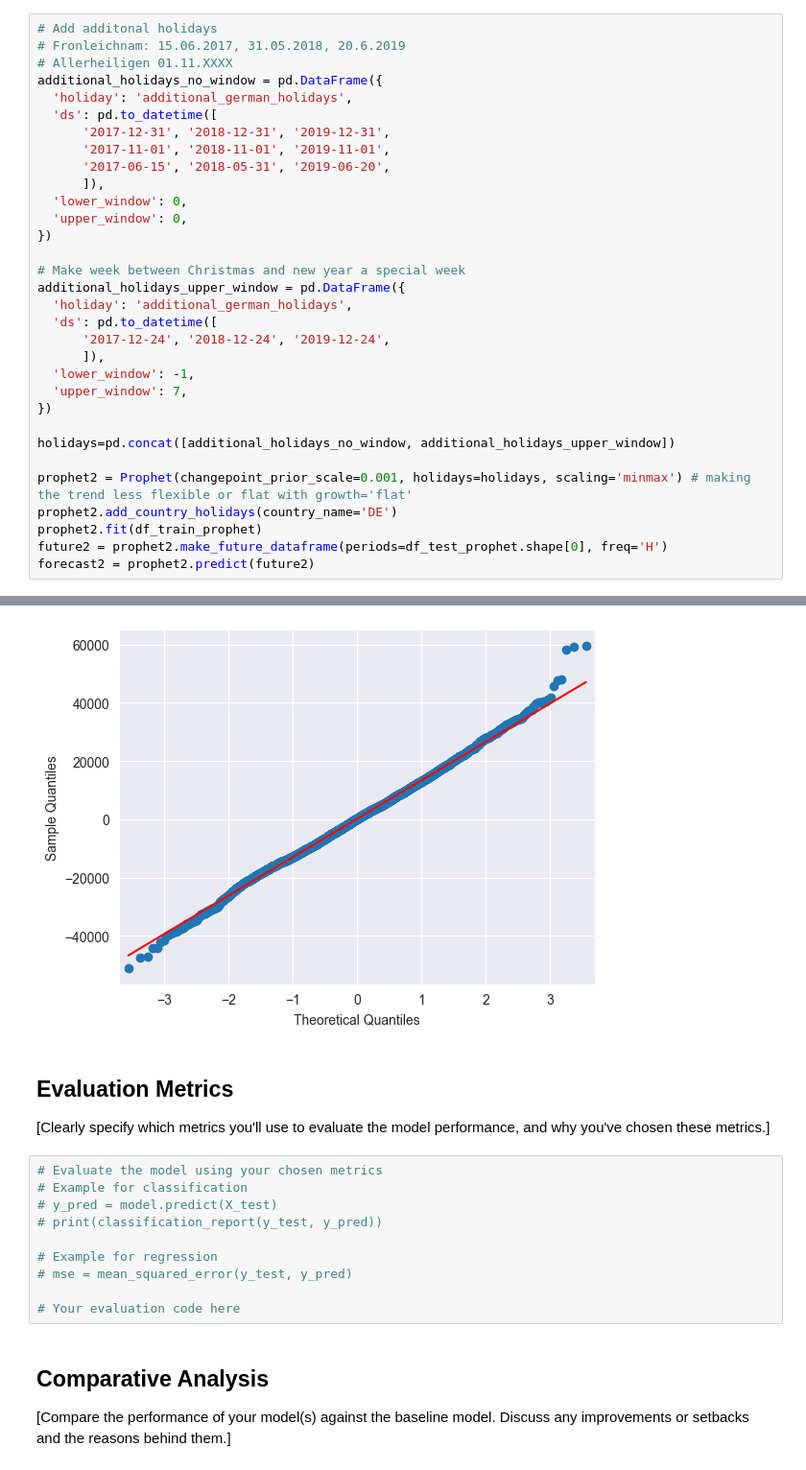
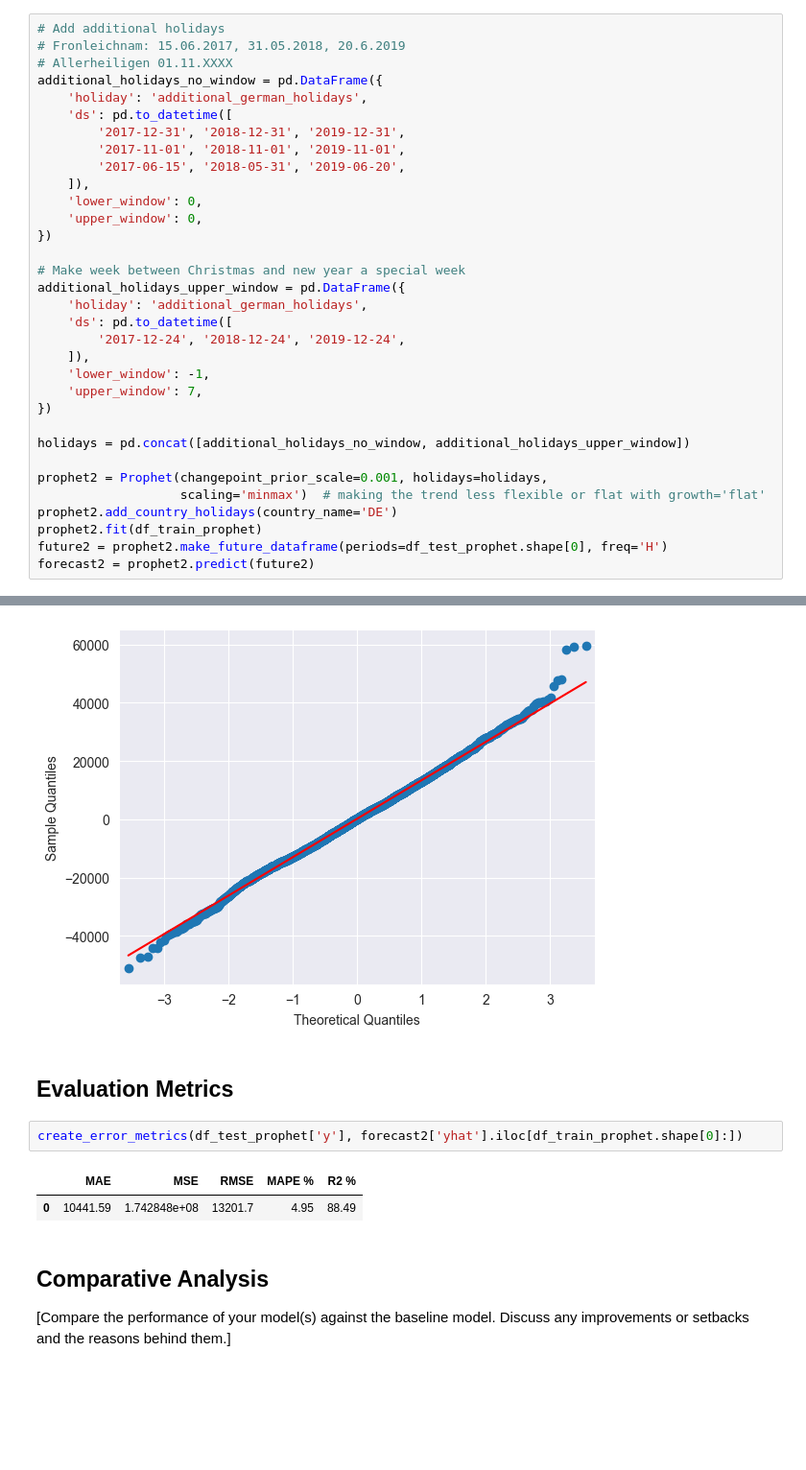
Before and after one commit to EjoelM/Opencampus_SH_TimeSeries_Energy, a Jupyter notebook: 3_Models/prophet.ipynb, the cells around one changed output, grey strips where cells are left out. Shown at 96% size. Cells and saved outputs as stored; diff of their text form; blank space fills up the shorter version.

Commit message:
Improvements on prophet model

```diff
--- a/3_Models/prophet.ipynb
+++ b/3_Models/prophet.ipynb
@@ -83,31 +119,32 @@ df_train_prophet, df_test_prophet = train_test_split(df_prophet, test_size=0.2,
 # %%
-# Add additonal holidays
+# Add additional holidays
 # Fronleichnam: 15.06.2017, 31.05.2018, 20.6.2019
 # Allerheiligen 01.11.XXXX
 additional_holidays_no_window = pd.DataFrame({
-  'holiday': 'additional_german_holidays',
-  'ds': pd.to_datetime([
-      '2017-12-31', '2018-12-31', '2019-12-31',
-      '2017-11-01', '2018-11-01', '2019-11-01',
-      '2017-06-15', '2018-05-31', '2019-06-20',
-      ]),
-  'lower_window': 0,
-  'upper_window': 0,
+    'holiday': 'additional_german_holidays',
+    'ds': pd.to_datetime([
+        '2017-12-31', '2018-12-31', '2019-12-31',
+        '2017-11-01', '2018-11-01', '2019-11-01',
+        '2017-06-15', '2018-05-31', '2019-06-20',
+    ]),
+    'lower_window': 0,
+    'upper_window': 0,
 })
 
 # Make week between Christmas and new year a special week
 additional_holidays_upper_window = pd.DataFrame({
-  'holiday': 'additional_german_holidays',
-  'ds': pd.to_datetime([
-      '2017-12-24', '2018-12-24', '2019-12-24',
-      ]),
-  'lower_window': -1,
-  'upper_window': 7,
+    'holiday': 'additional_german_holidays',
+    'ds': pd.to_datetime([
+        '2017-12-24', '2018-12-24', '2019-12-24',
+    ]),
+    'lower_window': -1,
+    'upper_window': 7,
 })
 
-holidays=pd.concat([additional_holidays_no_window, additional_holidays_upper_window])
+holidays = pd.concat([additional_holidays_no_window, additional_holidays_upper_window])
 
-prophet2 = Prophet(changepoint_prior_scale=0.001, holidays=holidays, scaling='minmax') # making the trend less flexible or flat with growth='flat'
+prophet2 = Prophet(changepoint_prior_scale=0.001, holidays=holidays,
+                   scaling='minmax')  # making the trend less flexible or flat with growth='flat'
 prophet2.add_country_holidays(country_name='DE')
 prophet2.fit(df_train_prophet)
 future2 = prophet2.make_future_dataframe(periods=df_test_prophet.shape[0], freq='H')
@@ -151,20 +188,13 @@ sm.qqplot(df_pred_prophet2['residuals'], line='s')
 plt.show()
 # %% [output]
 [figure]
-# %% [markdown]
-## Evaluation Metrics
-
-[Clearly specify which metrics you'll use to evaluate the model performance, and why you've chosen these metrics.]
-# %%
-# Evaluate the model using your chosen metrics
-# Example for classification
-# y_pred = model.predict(X_test)
-# print(classification_report(y_test, y_pred))
-
-# Example for regression
-# mse = mean_squared_error(y_test, y_pred)
-
-# Your evaluation code here
+# %% [markdown]
+## Evaluation Metrics
+# %%
+create_error_metrics(df_test_prophet['y'], forecast2['yhat'].iloc[df_train_prophet.shape[0]:])
+# %% [output]
+|  | MAE | MSE | RMSE | MAPE % | R2 % |
+| 0 | 10441.59 | 1.742848e+08 | 13201.7 | 4.95 | 88.49 |
 # %% [markdown]
 ## Comparative Analysis
 
```
Also changed, not shown: parts of 11 cells of this notebook, 1 other file.
